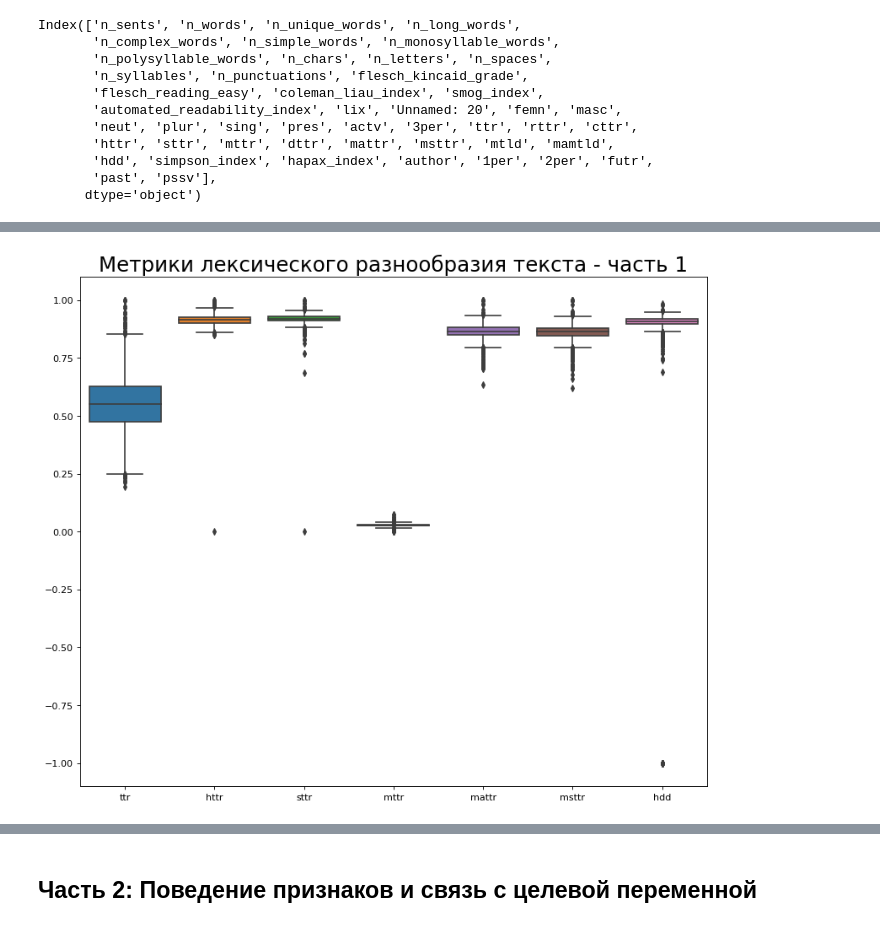
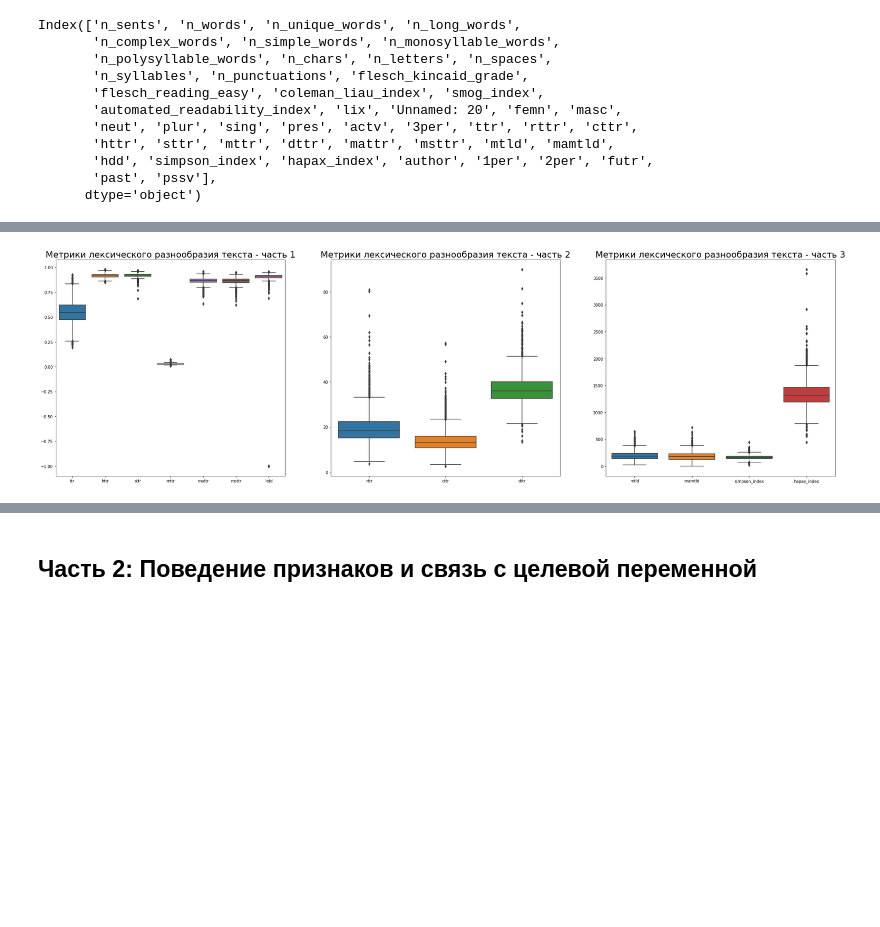
Before and after one commit to ksGrom/author_id, a Jupyter notebook: Чекпоинт №3/metrics.ipynb, the cells around one changed output, grey strips where cells are left out. Drawn from its saved outputs; the diff is of its cells as text; code cells hidden in the pictures; blank space fills up the shorter version.

```diff
--- a/Чекпоинт №3/metrics.ipynb
+++ b/Чекпоинт №3/metrics.ipynb
@@ -48,8 +48,6 @@ for column in ['neut',
        'masc', 'femn', 'plur','sing', 'pres', 'past', 'futr', 'pssv', 'actv', '2per',
        '3per', '1per']:
     df[column] = df[column] / df['n_words']
-# %%
-books = df
 # %% [markdown]
 ## Часть 1: Изучить особенности данных
 # %% [markdown]
@@ -85,0 +112,5 @@ Name: author, dtype: int64
+# %%
+for i in range(df.shape[0]):
+  if 'annotation' in df.index[i]:
+    print(i)
+    books = df.drop(df.index[i])
@@ -85,0 +135,2 @@ Name: author, dtype: int64
+# %%
+books = books[books['n_sents']>3]
@@ -163,9 +239,20 @@ plt.show()
 # %%
-plt.figure(figsize=(12,10), dpi=80)
+fig = plt.figure(figsize = (35, 10))
+
+fig.add_subplot(131)
 sns.boxplot(data=books[['ttr',
        'httr', 'sttr', 'mttr', 'mattr', 'msttr',
        'hdd']])
 plt.title('Метрики лексического разнообразия текста - часть 1', fontsize=22)
+
+fig.add_subplot(132)
+sns.boxplot(data=books[['rttr', 'cttr', 'dttr']])
+plt.title('Метрики лексического разнообразия текста - часть 2', fontsize=22)
+
+fig.add_subplot(133)
+sns.boxplot(data=books[['mtld', 'mamtld', 'simpson_index', 'hapax_index']])
+plt.title('Метрики лексического разнообразия текста - часть 3', fontsize=22)
+
 plt.show()
 # %% [output]
-[figure, old version]
+[figure, new version]
```
Also changed, not shown: parts of 49 cells of this notebook, 1 other file.
